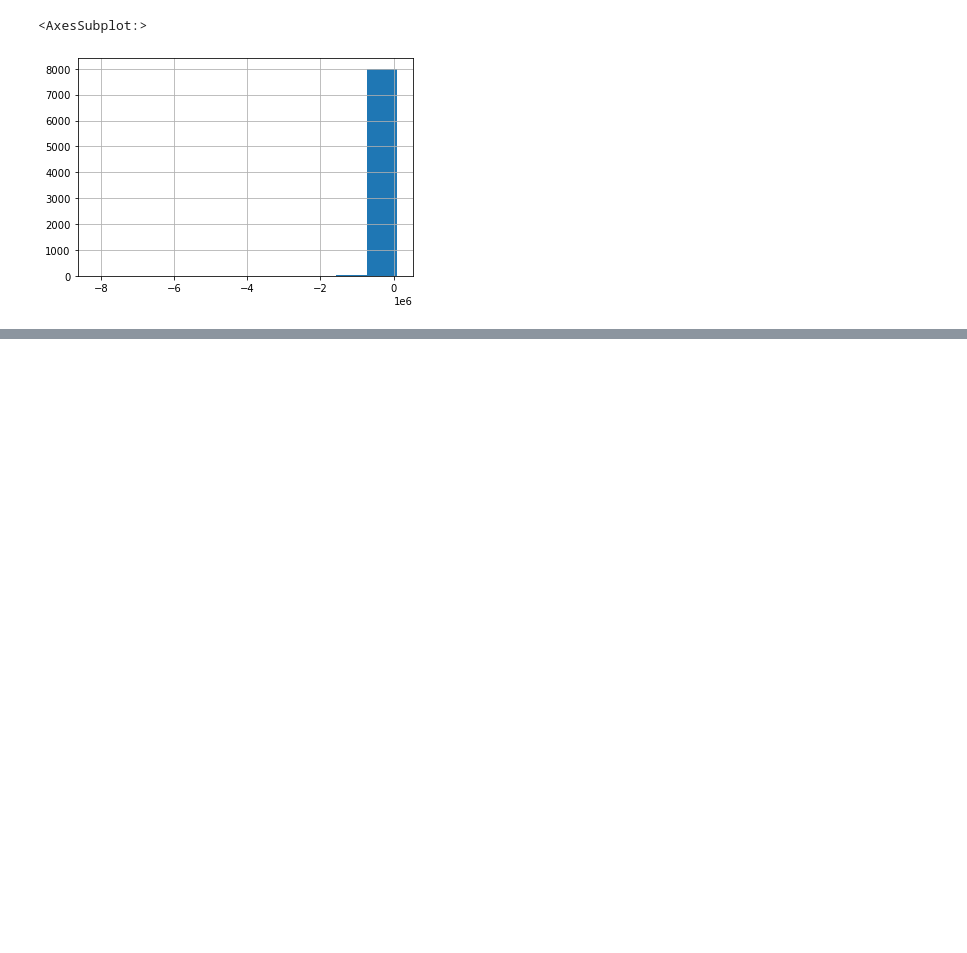
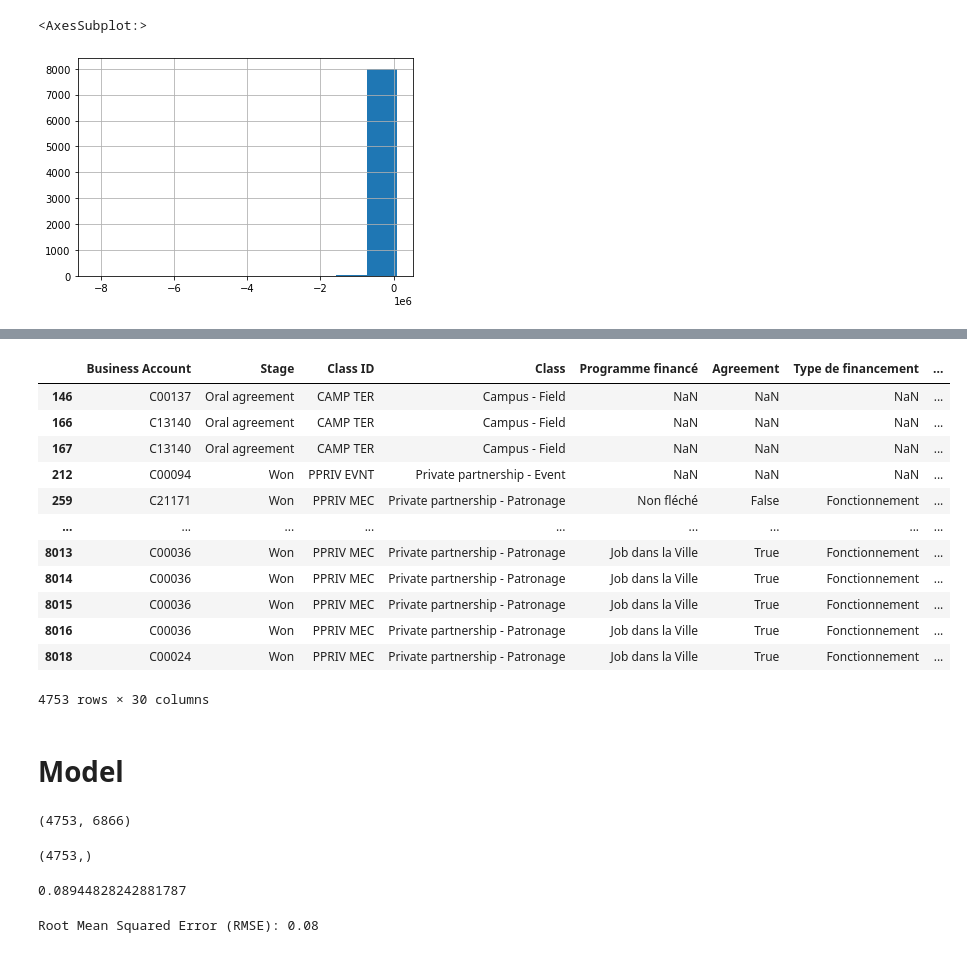
Before and after one commit to dfgparis23/Team-1, a Jupyter notebook: JoinData.ipynb, the cells around one changed output, grey strips where cells are left out. Saved outputs shown, nothing was run; the diff lists cells and outputs as text; code cells hidden in the pictures; blank space fills up the shorter version.

Commit message:
Model Training

```diff
--- a/JoinData.ipynb
+++ b/JoinData.ipynb
@@ -579,0 +735,16 @@ df["Difference"]
+# %%
+df.select_dtypes(include="object")
+# %% [output]
+|  | Business Account | Stage | Class ID | Class | Programme financé | Agreement | Type de financement | ... |
+| 146 | C00137 | Oral agreement | CAMP TER | Campus - Field | NaN | NaN | NaN | ... |
+| 166 | C13140 | Oral agreement | CAMP TER | Campus - Field | NaN | NaN | NaN | ... |
+| 167 | C13140 | Oral agreement | CAMP TER | Campus - Field | NaN | NaN | NaN | ... |
+| 212 | C00094 | Won | PPRIV EVNT | Private partnership - Event | NaN | NaN | NaN | ... |
+| 259 | C21171 | Won | PPRIV MEC | Private partnership - Patronage | Non fléché | False | Fonctionnement | ... |
+| ... | ... | ... | ... | ... | ... | ... | ... | ... |
+| 8013 | C00036 | Won | PPRIV MEC | Private partnership - Patronage | Job dans la Ville | True | Fonctionnement | ... |
+| 8014 | C00036 | Won | PPRIV MEC | Private partnership - Patronage | Job dans la Ville | True | Fonctionnement | ... |
+| 8015 | C00036 | Won | PPRIV MEC | Private partnership - Patronage | Job dans la Ville | True | Fonctionnement | ... |
+| 8016 | C00036 | Won | PPRIV MEC | Private partnership - Patronage | Job dans la Ville | True | Fonctionnement | ... |
+| 8018 | C00024 | Won | PPRIV MEC | Private partnership - Patronage | Job dans la Ville | True | Fonctionnement | ... |
+4753 rows × 30 columns
@@ -579,0 +753,2 @@ df["Difference"]
+# %% [markdown]
+# Model
@@ -579,0 +785,30 @@ df["Difference"]
+# %%
+X = pd.DataFrame(transformed_data.todense(), columns=preprocessor.get_feature_names())
+X.shape
+# %% [output]
+(4753, 6866)
+# %%
+y = df["Target"]
+y.shape
+# %% [output]
+(4753,)
+# %%
+df["Target"].mean()
+# %% [output]
+0.08944828242881787
+# %%
+# Train-test split
+X_train, X_test, y_train, y_test = train_test_split(X, y, test_size=0.2, random_state=42)
+
+model = XGBRegressor()
+model.fit(X_train, y_train)
+
+# Make predictions on the test set
+y_pred = model.predict(X_test)
+
+# Evaluate the model (for regression, you can use Mean Squared Error, RMSE, etc.)
+mse = mean_squared_error(y_test, y_pred)
+rmse = mse**0.5
+print(f"Root Mean Squared Error (RMSE): {rmse:.2f}")
+# %% [output]
+Root Mean Squared Error (RMSE): 0.08
```
Also changed, not shown: parts of 50 cells of this notebook.
